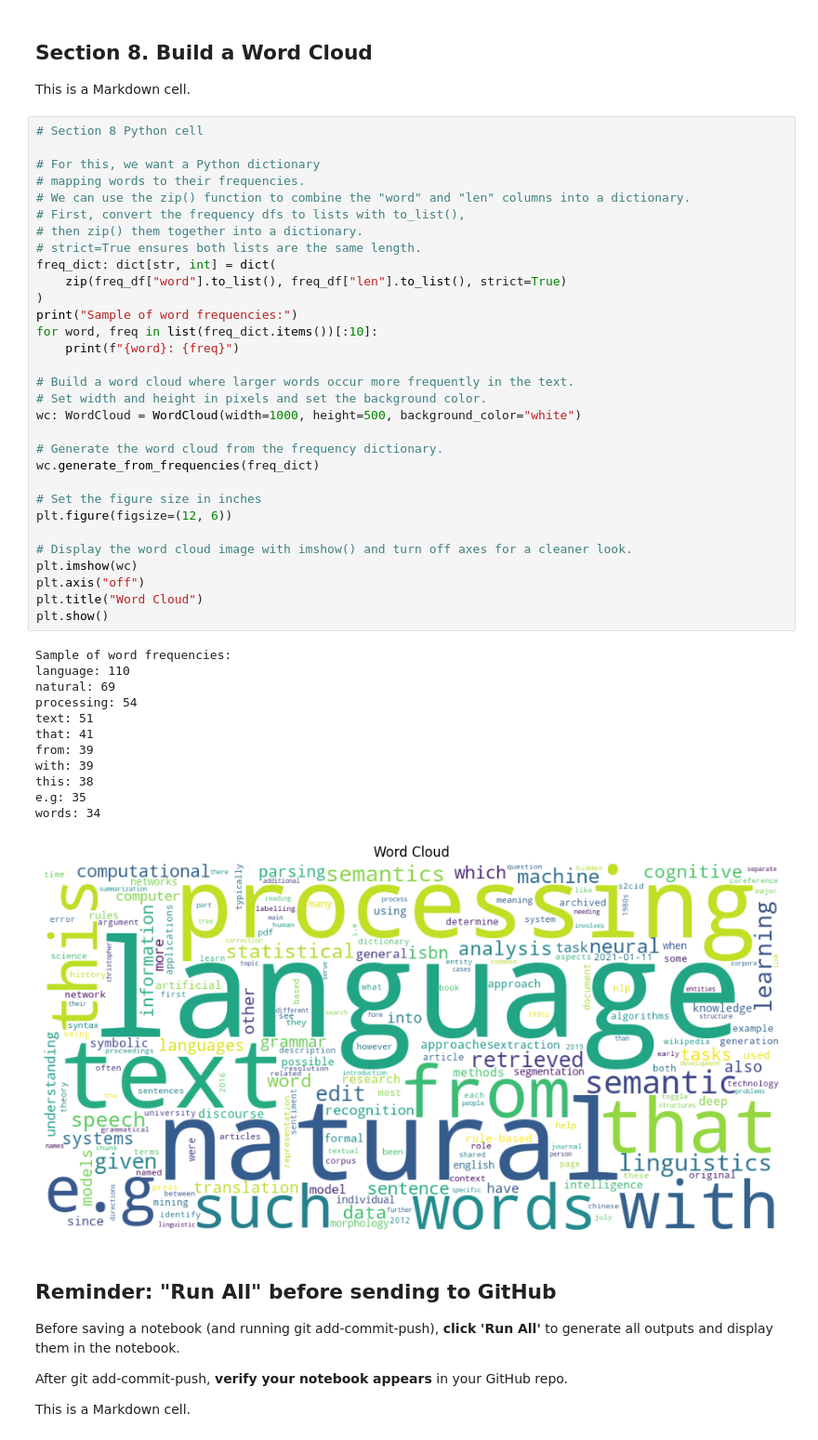
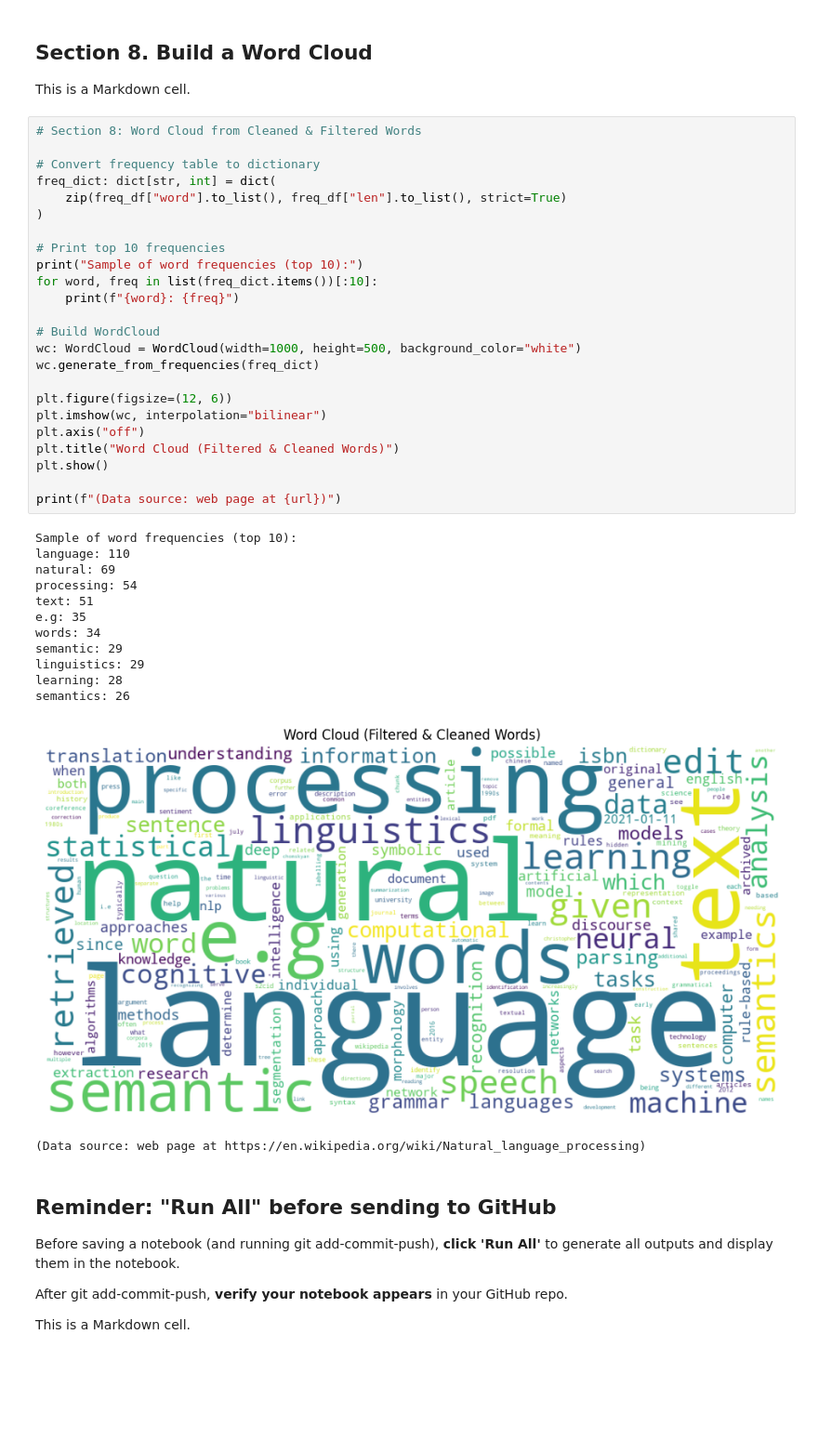
Before and after one commit to LFoster03/nlp-01-getting-started, a Jupyter notebook: notebooks copy/web_words_foster.ipynb, the cells around one changed output. Shown: that part at 93% size. Drawn from its saved outputs; the diff is of its cells as text; blank space fills up the shorter version.

```diff
--- a/notebooks copy/web_words_foster.ipynb
+++ b/notebooks copy/web_words_foster.ipynb
@@ -216,49 +285,43 @@ plt.show()
 
 This is a Markdown cell.
 # %%
-# Section 8 Python cell
+# Section 8: Word Cloud from Cleaned & Filtered Words
 
-# For this, we want a Python dictionary
-# mapping words to their frequencies.
-# We can use the zip() function to combine the "word" and "len" columns into a dictionary.
-# First, convert the frequency dfs to lists with to_list(),
-# then zip() them together into a dictionary.
-# strict=True ensures both lists are the same length.
+# Convert frequency table to dictionary
 freq_dict: dict[str, int] = dict(
     zip(freq_df["word"].to_list(), freq_df["len"].to_list(), strict=True)
 )
-print("Sample of word frequencies:")
+
+# Print top 10 frequencies
+print("Sample of word frequencies (top 10):")
 for word, freq in list(freq_dict.items())[:10]:
     print(f"{word}: {freq}")
 
-# Build a word cloud where larger words occur more frequently in the text.
-# Set width and height in pixels and set the background color.
+# Build WordCloud
 wc: WordCloud = WordCloud(width=1000, height=500, background_color="white")
-
-# Generate the word cloud from the frequency dictionary.
 wc.generate_from_frequencies(freq_dict)
 
-# Set the figure size in inches
 plt.figure(figsize=(12, 6))
+plt.imshow(wc, interpolation="bilinear")
+plt.axis("off")
+plt.title("Word Cloud (Filtered & Cleaned Words)")
+plt.show()
 
-# Display the word cloud image with imshow() and turn off axes for a cleaner look.
-plt.imshow(wc)
-plt.axis("off")
-plt.title("Word Cloud")
-plt.show()
+print(f"(Data source: web page at {url})")
 # %% [output]
-Sample of word frequencies:
+Sample of word frequencies (top 10):
 language: 110
 natural: 69
 processing: 54
 text: 51
-that: 41
-from: 39
-with: 39
-this: 38
 e.g: 35
 words: 34
+semantic: 29
+linguistics: 29
+learning: 28
+semantics: 26
-[figure, old version]
+[figure, new version]
+(Data source: web page at https://en.wikipedia.org/wiki/Natural_language_processing)
 # %% [markdown]
 ## Reminder: "Run All" before sending to GitHub
 
```
Also changed, not shown: parts of 6 cells of this notebook, 1 other file.
